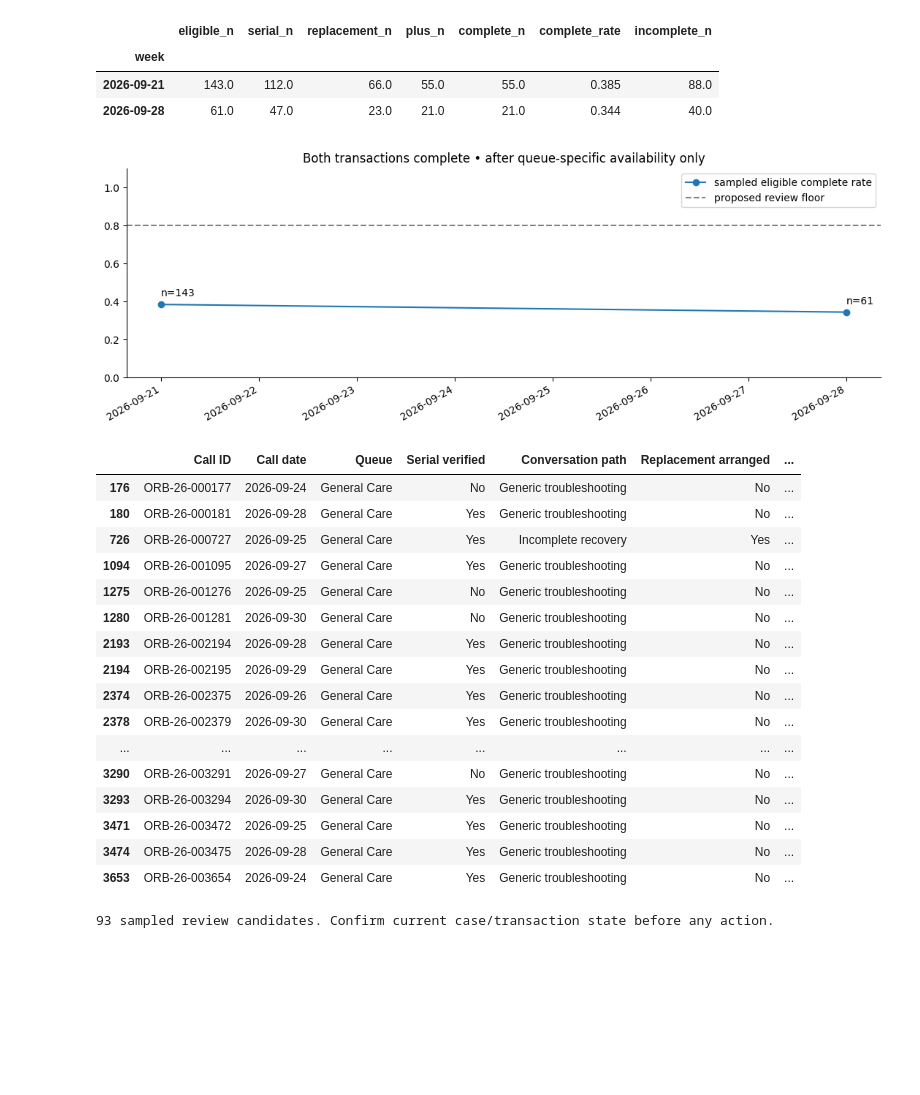
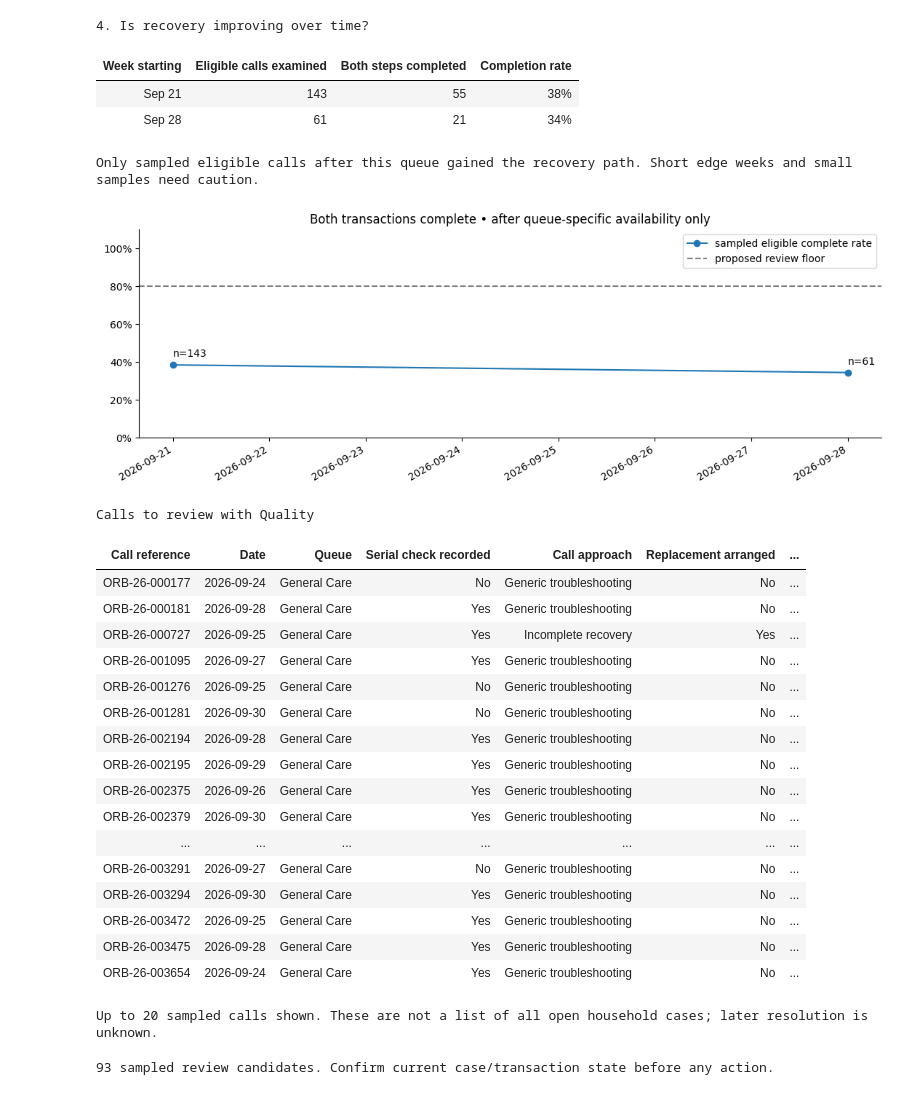
Before and after one commit to tchustz/kirby, a Jupyter notebook: northstar_analysis/02_monitoring.ipynb, the cells around one changed output. Cells and saved outputs as stored; diff of their text form; code cells hidden in the pictures; blank space fills up the shorter version.

Commit message:
Make Care notebooks accessible to nontechnical readers

```diff
--- a/northstar_analysis/02_monitoring.ipynb
+++ b/northstar_analysis/02_monitoring.ipynb
@@ -129,47 +137,50 @@ weekly.to_csv(OUT/'monitor_weekly_population.csv')
 # %%
 ec = calls[calls.Queue.eq(QUEUE) & calls['Recovery available'] & calls['Call date'].le(end)].copy()
 ec['week'] = ec['Call date'].dt.to_period('W-SUN').dt.start_time
 wr = ec.groupby('week').apply(recovery_metrics,include_groups=False)
-display(wr.round(3))
+table(pd.DataFrame({'Week starting':wr.index.strftime('%b %d'), 'Eligible calls examined':wr.eligible_n.astype(int), 'Both steps completed':wr.complete_n.astype(int), 'Completion rate':wr.complete_rate.map(lambda v:f'{v:.0%}' if pd.notna(v) else 'No eligible calls')}), '4. Is recovery improving over time?', 'Only sampled eligible calls after this queue gained the recovery path. Short edge weeks and small samples need caution.')
 fig,ax=plt.subplots(figsize=(11,4))
 if len(wr):
  ax.plot(wr.index,wr.complete_rate,marker='o',label='sampled eligible complete rate')
  for dt,row in wr.iterrows(): ax.annotate(f'n={int(row.eligible_n)}',(dt,row.complete_rate),xytext=(0,8),textcoords='offset points')
  ax.axhline(COMPLETION_REVIEW_FLOOR,color='grey',ls='--',label='proposed review floor')
- ax.set_ylim(0,1.1);ax.legend()
+ ax.set_ylim(0,1.1);ax.yaxis.set_major_formatter(PercentFormatter(1));ax.legend()
 ax.set_title('Both transactions complete • after queue-specific availability only')
 fig.autofmt_xdate();plt.tight_layout();plt.show()
 wr.to_csv(OUT/'monitor_weekly_sample_recovery.csv')
 # Review candidates: sampled CALLS, not open cases or unique households. No contact action is taken.
 candidates=active_calls[active_calls['Eligible for recovery'].eq('Yes') & ~active_calls['Complete recovery']]
 fields=['Call ID','Call date','Queue','Serial verified','Conversation path','Replacement arranged','Northstar Plus attached','Disposition']
-display(candidates[fields].head(20))
+table(candidates[fields].head(20).rename(columns={'Call ID':'Call reference','Call date':'Date','Serial verified':'Serial check recorded','Conversation path':'Call approach','Northstar Plus attached':'Plus recorded complete'}), 'Calls to review with Quality', 'Up to 20 sampled calls shown. These are not a list of all open household cases; later resolution is unknown.')
 candidates[fields].to_csv(OUT/'sampled_recovery_review_candidates.csv',index=False)
 print(len(candidates),'sampled review candidates. Confirm current case/transaction state before any action.')
 # %% [output]
+4. Is recovery improving over time?
-|  | eligible_n | serial_n | replacement_n | plus_n | complete_n | complete_rate | incomplete_n |
-| week |  |  |  |  |  |  |  |
-| 2026-09-21 | 143.0 | 112.0 | 66.0 | 55.0 | 55.0 | 0.385 | 88.0 |
-| 2026-09-28 | 61.0 | 47.0 | 23.0 | 21.0 | 21.0 | 0.344 | 40.0 |
+| Week starting | Eligible calls examined | Both steps completed | Completion rate |
+| Sep 21 | 143 | 55 | 38% |
+| Sep 28 | 61 | 21 | 34% |
+Only sampled eligible calls after this queue gained the recovery path. Short edge weeks and small samples need caution.
-[figure, old version]
+[figure, new version]
+Calls to review with Quality
-|  | Call ID | Call date | Queue | Serial verified | Conversation path | Replacement arranged | ... |
-| 176 | ORB-26-000177 | 2026-09-24 | General Care | No | Generic troubleshooting | No | ... |
-| 180 | ORB-26-000181 | 2026-09-28 | General Care | Yes | Generic troubleshooting | No | ... |
-| 726 | ORB-26-000727 | 2026-09-25 | General Care | Yes | Incomplete recovery | Yes | ... |
-| 1094 | ORB-26-001095 | 2026-09-27 | General Care | Yes | Generic troubleshooting | No | ... |
-| 1275 | ORB-26-001276 | 2026-09-25 | General Care | No | Generic troubleshooting | No | ... |
-| 1280 | ORB-26-001281 | 2026-09-30 | General Care | No | Generic troubleshooting | No | ... |
-| 2193 | ORB-26-002194 | 2026-09-28 | General Care | Yes | Generic troubleshooting | No | ... |
-| 2194 | ORB-26-002195 | 2026-09-29 | General Care | Yes | Generic troubleshooting | No | ... |
-| 2374 | ORB-26-002375 | 2026-09-26 | General Care | Yes | Generic troubleshooting | No | ... |
-| 2378 | ORB-26-002379 | 2026-09-30 | General Care | Yes | Generic troubleshooting | No | ... |
-| ... | ... | ... | ... | ... | ... | ... | ... |
-| 3290 | ORB-26-003291 | 2026-09-27 | General Care | No | Generic troubleshooting | No | ... |
-| 3293 | ORB-26-003294 | 2026-09-30 | General Care | Yes | Generic troubleshooting | No | ... |
-| 3471 | ORB-26-003472 | 2026-09-25 | General Care | Yes | Generic troubleshooting | No | ... |
-| 3474 | ORB-26-003475 | 2026-09-28 | General Care | Yes | Generic troubleshooting | No | ... |
-| 3653 | ORB-26-003654 | 2026-09-24 | General Care | Yes | Generic troubleshooting | No | ... |
+| Call reference | Date | Queue | Serial check recorded | Call approach | Replacement arranged | ... |
+| ORB-26-000177 | 2026-09-24 | General Care | No | Generic troubleshooting | No | ... |
+| ORB-26-000181 | 2026-09-28 | General Care | Yes | Generic troubleshooting | No | ... |
+| ORB-26-000727 | 2026-09-25 | General Care | Yes | Incomplete recovery | Yes | ... |
+| ORB-26-001095 | 2026-09-27 | General Care | Yes | Generic troubleshooting | No | ... |
+| ORB-26-001276 | 2026-09-25 | General Care | No | Generic troubleshooting | No | ... |
+| ORB-26-001281 | 2026-09-30 | General Care | No | Generic troubleshooting | No | ... |
+| ORB-26-002194 | 2026-09-28 | General Care | Yes | Generic troubleshooting | No | ... |
+| ORB-26-002195 | 2026-09-29 | General Care | Yes | Generic troubleshooting | No | ... |
+| ORB-26-002375 | 2026-09-26 | General Care | Yes | Generic troubleshooting | No | ... |
+| ORB-26-002379 | 2026-09-30 | General Care | Yes | Generic troubleshooting | No | ... |
+| ... | ... | ... | ... | ... | ... | ... |
+| ORB-26-003291 | 2026-09-27 | General Care | No | Generic troubleshooting | No | ... |
+| ORB-26-003294 | 2026-09-30 | General Care | Yes | Generic troubleshooting | No | ... |
+| ORB-26-003472 | 2026-09-25 | General Care | Yes | Generic troubleshooting | No | ... |
+| ORB-26-003475 | 2026-09-28 | General Care | Yes | Generic troubleshooting | No | ... |
+| ORB-26-003654 | 2026-09-24 | General Care | Yes | Generic troubleshooting | No | ... |
-93 sampled review candidates. Confirm current case/transaction state before any action.
+Up to 20 sampled calls shown. These are not a list of all open household cases; later resolution is unknown.
+93 sampled review candidates. Confirm current case/transaction state before any action.
 # %%
 # QA and feedback are selected/voluntary; filter by call date AND event availability as-of.
 q=D['qa_joined']; f=D['feedback_joined']
```
Also changed, not shown: parts of 9 cells of this notebook, 6 other files.
